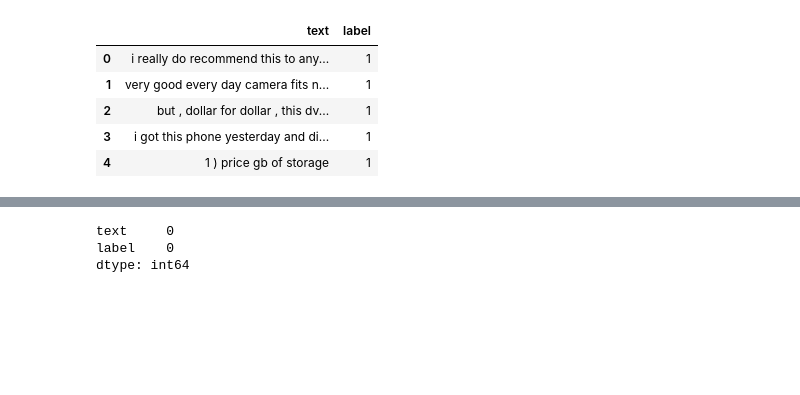
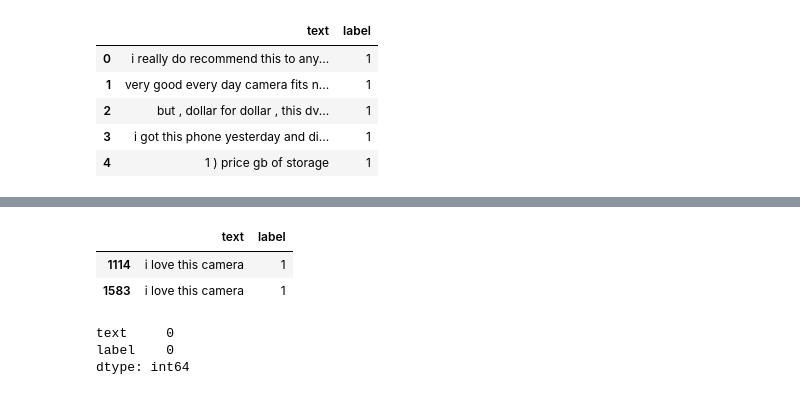
Before and after one commit to m4nugnzl/NUWEOracleReto2, a Jupyter notebook: Angel/all.ipynb, the cells around one changed output, grey strips where cells are left out. Saved outputs shown, nothing was run; the diff lists cells and outputs as text; code cells hidden in the pictures; blank space fills up the shorter version.

```diff
--- a/Angel/all.ipynb
+++ b/Angel/all.ipynb
@@ -73,3 +91,9 @@ Hay 4 noticias duplicadas
+# %%
+train[train.text == 'i love this camera']
+# %% [output]
+|  | text | label |
+| 1114 | i love this camera | 1 |
+| 1583 | i love this camera | 1 |
 # %%
 train = train.drop_duplicates()
 # %%
```
Also changed, not shown: parts of 3 cells of this notebook, 3 other files.
